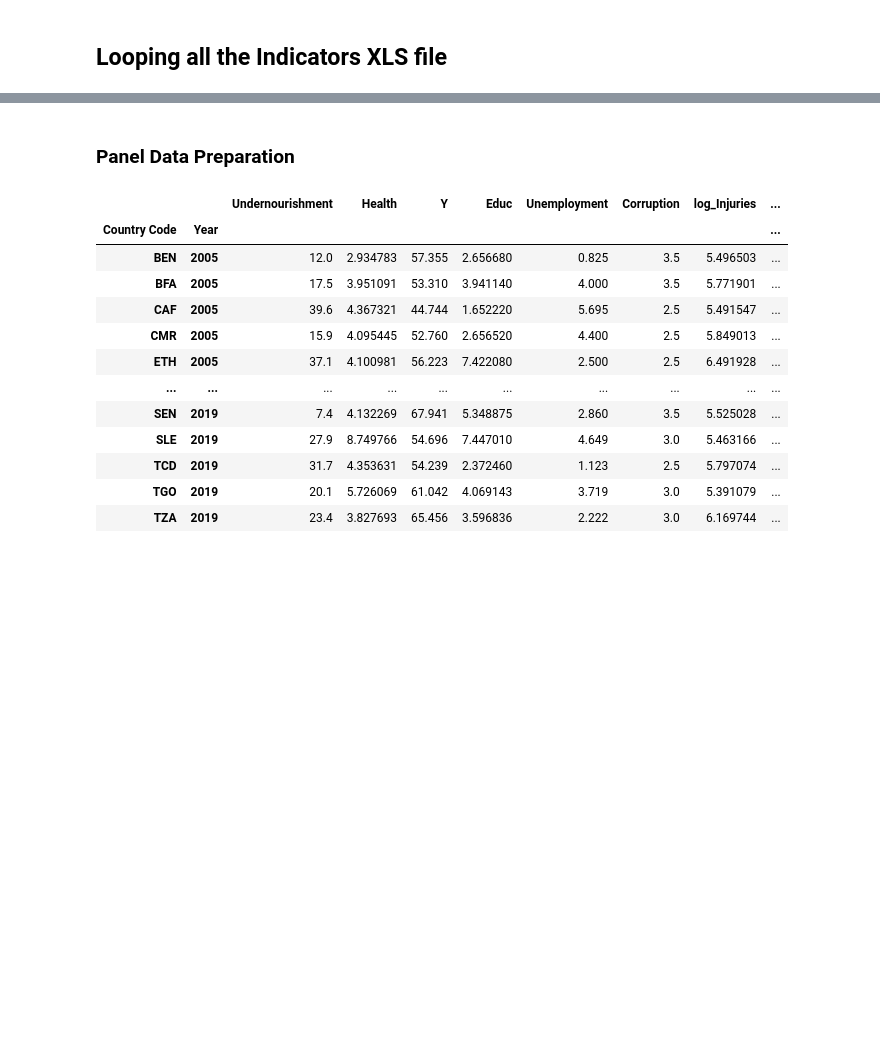
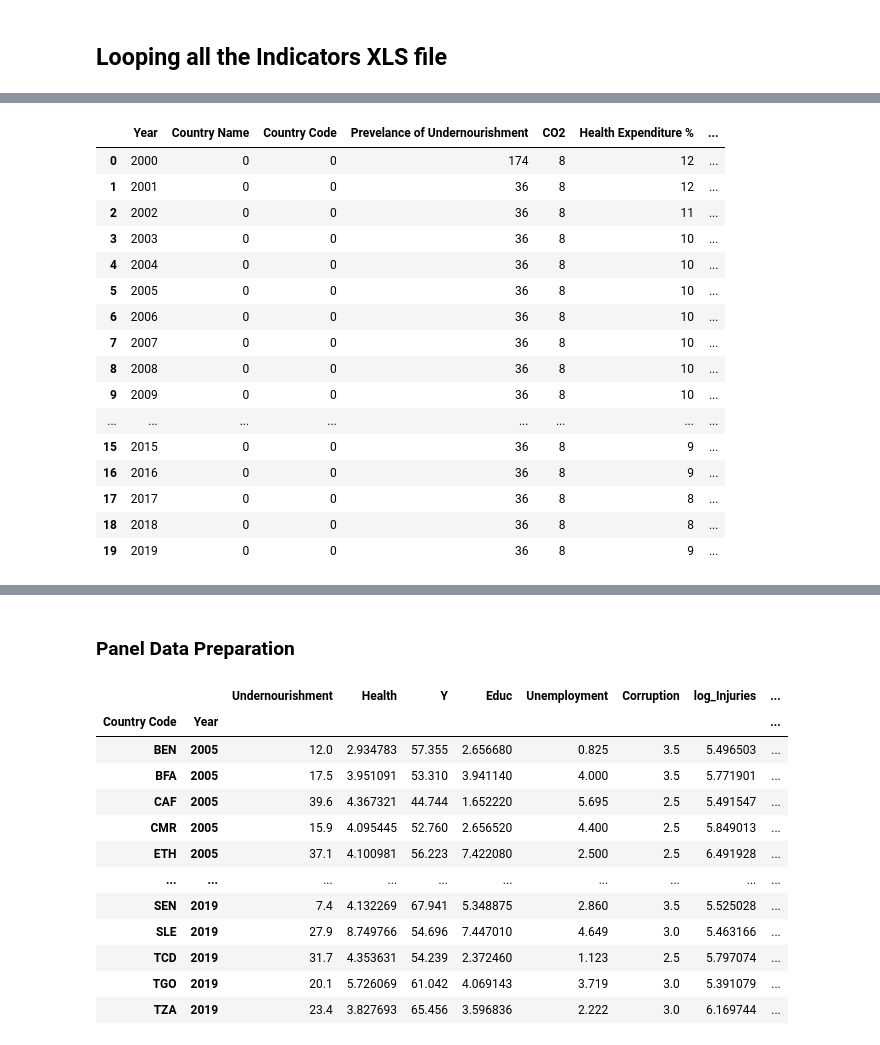
Before and after one commit to Shritej24c/Econometrics, a Jupyter notebook: Econ Data clean.ipynb, the cells around one changed output, grey strips where cells are left out. Drawn from its saved outputs; the diff is of its cells as text; code cells hidden in the pictures; blank space fills up the shorter version.

```diff
--- a/Econ Data clean.ipynb
+++ b/Econ Data clean.ipynb
@@ -17,5 +77,5 @@ import seaborn as sn
 # %%
-dr = "/Users/shritej/Documents/Masters Courses/Quanquan Liu/Data/Excel/"
+dr = "/Users/shritej/Documents/GitHub/Econometrics/Econometrics/data/"
 
 crrptn = pd.read_excel(dr+"Corruption.xls", sheet_name = "Data")
 crrptn.head()
@@ -87,4 +372,5 @@ s
 # %%
 dis_df = pd.read_csv(dr+'total-disease-burden-by-cause.csv')
-dis_afr_df = dis_df.loc[(dis_df['Code'].isin(afr)) & (dis_df['Year'].isin([x for x in range(2000, 2020)])), :].reset_index(drop = True)
+dis_afr_df = dis_df.loc[#(dis_df['Code'].isin(afr)) &
+                        (dis_df['Year'].isin(list(range(2000, 2020)))), :].reset_index(drop = True)
 dis_afr_df
@@ -130,7 +436,7 @@ for f in range(len(files)):
         df = df_main.drop(index = [2])
         df.reset_index()
         col_list = df.columns
-        df_afr = df.loc[crp_df['Country Code'].isin(afr)]
+        df_afr = df#.loc[crp_df['Country Code'].isin(afr)]
         dfi = pd.melt(df_afr, id_vars = col_list[:4], value_vars = col_list[4:], var_name = "Year")
         dfi.rename(columns = {'value':ind}, inplace = True )
         dfi.drop(columns = ["Indicator Name",	"Indicator Code"], inplace = True)
@@ -157,4 +551,22 @@ df_final
 # %%
-df_final.drop('Year', 1).isna().groupby(df_final.Year, sort=False).sum().reset_index()
+df_final.drop('Year', axis =  1).isna().groupby(df_final.Year, sort=False).sum().reset_index()
+# %% [output]
+|  | Year | Country Name | Country Code | Prevelance of Undernourishment | CO2 | Health Expenditure % | ... |
+| 0 | 2000 | 0 | 0 | 174 | 8 | 12 | ... |
+| 1 | 2001 | 0 | 0 | 36 | 8 | 12 | ... |
+| 2 | 2002 | 0 | 0 | 36 | 8 | 11 | ... |
+| 3 | 2003 | 0 | 0 | 36 | 8 | 10 | ... |
+| 4 | 2004 | 0 | 0 | 36 | 8 | 10 | ... |
+| 5 | 2005 | 0 | 0 | 36 | 8 | 10 | ... |
+| 6 | 2006 | 0 | 0 | 36 | 8 | 10 | ... |
+| 7 | 2007 | 0 | 0 | 36 | 8 | 10 | ... |
+| 8 | 2008 | 0 | 0 | 36 | 8 | 10 | ... |
+| 9 | 2009 | 0 | 0 | 36 | 8 | 10 | ... |
+| ... | ... | ... | ... | ... | ... | ... | ... |
+| 15 | 2015 | 0 | 0 | 36 | 8 | 9 | ... |
+| 16 | 2016 | 0 | 0 | 36 | 8 | 9 | ... |
+| 17 | 2017 | 0 | 0 | 36 | 8 | 8 | ... |
+| 18 | 2018 | 0 | 0 | 36 | 8 | 8 | ... |
+| 19 | 2019 | 0 | 0 | 36 | 8 | 9 | ... |
 # %%
 df_final
```
Also changed, not shown: parts of 57 cells of this notebook, 9 other files.
